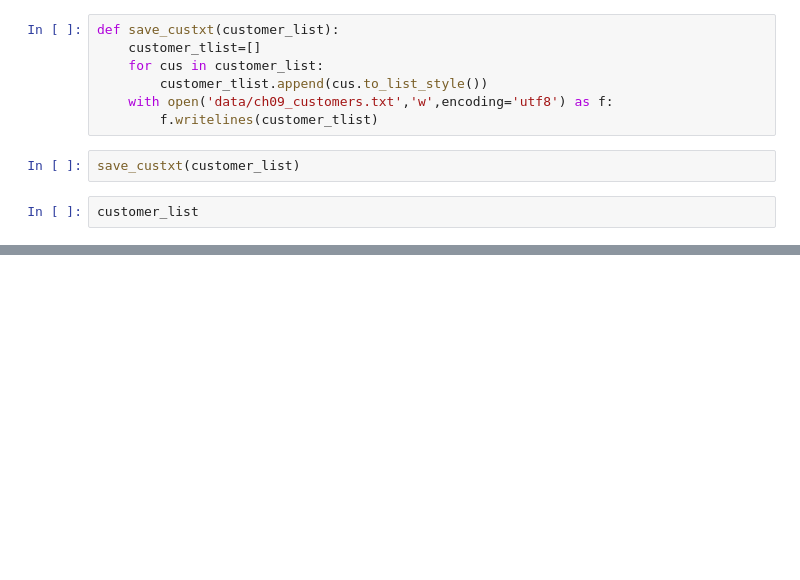
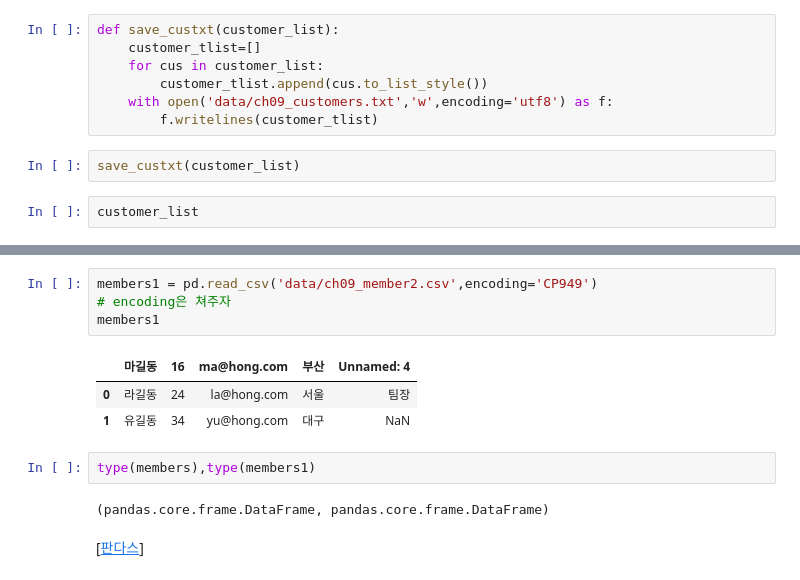
Before and after one commit to Kwangsoo-kim/HW-Big, a Jupyter notebook: src/8_Python/ch09_파일io프로그래밍.ipynb, the cells around one changed output, grey strips where cells are left out. Saved outputs shown, nothing was run; the diff lists cells and outputs as text; blank space fills up the shorter version.

```diff
--- a/src/8_Python/ch09_파일io프로그래밍.ipynb
+++ b/src/8_Python/ch09_파일io프로그래밍.ipynb
@@ -490,0 +484,14 @@ for cus in load_customers():
+# %%
+members1 = pd.read_csv('data/ch09_member2.csv',encoding='CP949')
+# encoding은 쳐주자
+members1
+# %% [output]
+|  | 마길동 | 16 | ma@hong.com | 부산 | Unnamed: 4 |
+| 0 | 라길동 | 24 | la@hong.com | 서울 | 팀장 |
+| 1 | 유길동 | 34 | yu@hong.com | 대구 | NaN |
+# %%
+type(members),type(members1)
+# %% [output]
+(pandas.core.frame.DataFrame, pandas.core.frame.DataFrame)
+# %% [markdown]
+[[판다스](htps://pandas.pydata.org/)]
```
Also changed, not shown: parts of 6 cells of this notebook, 13 other files.
